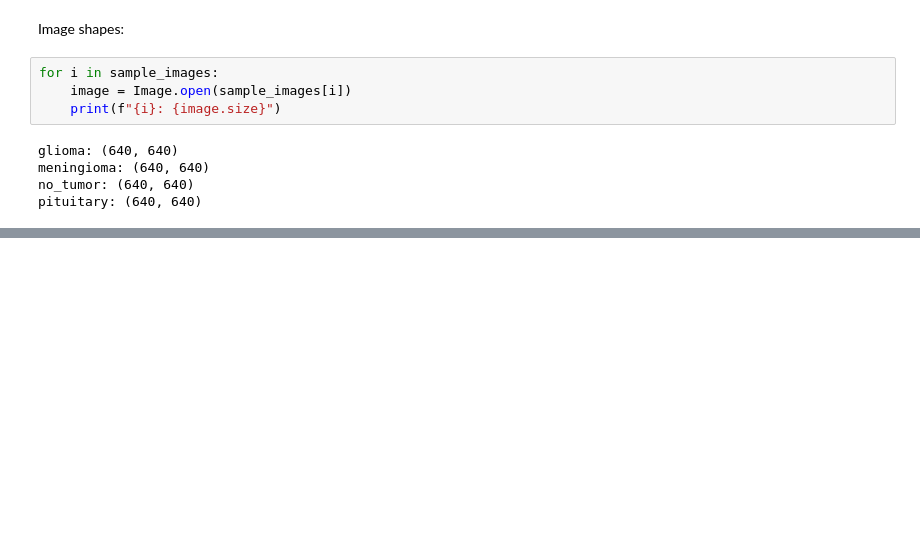
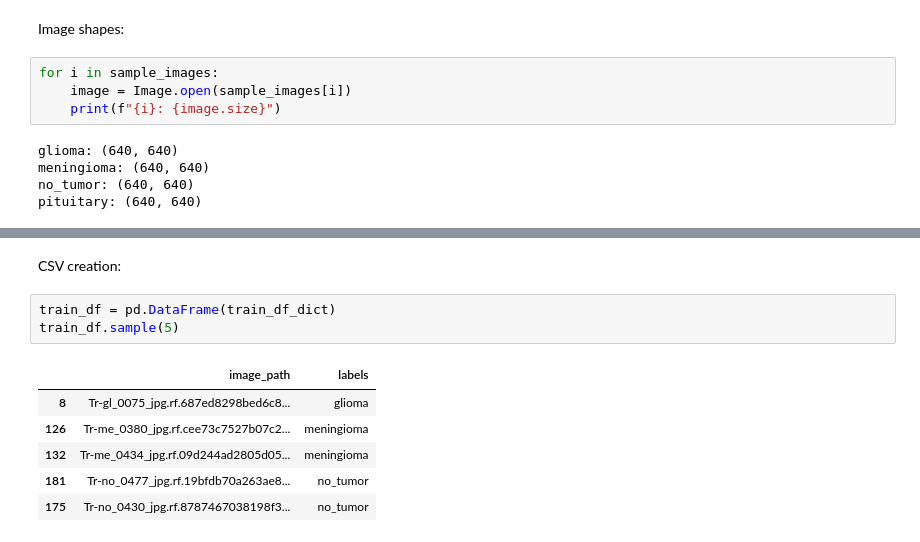
Before and after one commit to Vaisakh-Nirupam/Brain_Tumor_Detection, a Jupyter notebook: Tumor_Model.ipynb, the cells around one changed output, grey strips where cells are left out. Drawn from its saved outputs; the diff is of its cells as text; blank space fills up the shorter version.

```diff
--- a/Tumor_Model.ipynb
+++ b/Tumor_Model.ipynb
@@ -69,0 +111,12 @@ pituitary: (640, 640)
+# %% [markdown]
+CSV creation:
+# %%
+train_df = pd.DataFrame(train_df_dict)
+train_df.sample(5)
+# %% [output]
+|  | image_path | labels |
+| 8 | Tr-gl_0075_jpg.rf.687ed8298bed6c8... | glioma |
+| 126 | Tr-me_0380_jpg.rf.cee73c7527b07c2... | meningioma |
+| 132 | Tr-me_0434_jpg.rf.09d244ad2805d05... | meningioma |
+| 181 | Tr-no_0477_jpg.rf.19bfdb70a263ae8... | no_tumor |
+| 175 | Tr-no_0430_jpg.rf.8787467038198f3... | no_tumor |
```
Also changed, not shown: parts of 14 cells of this notebook.
